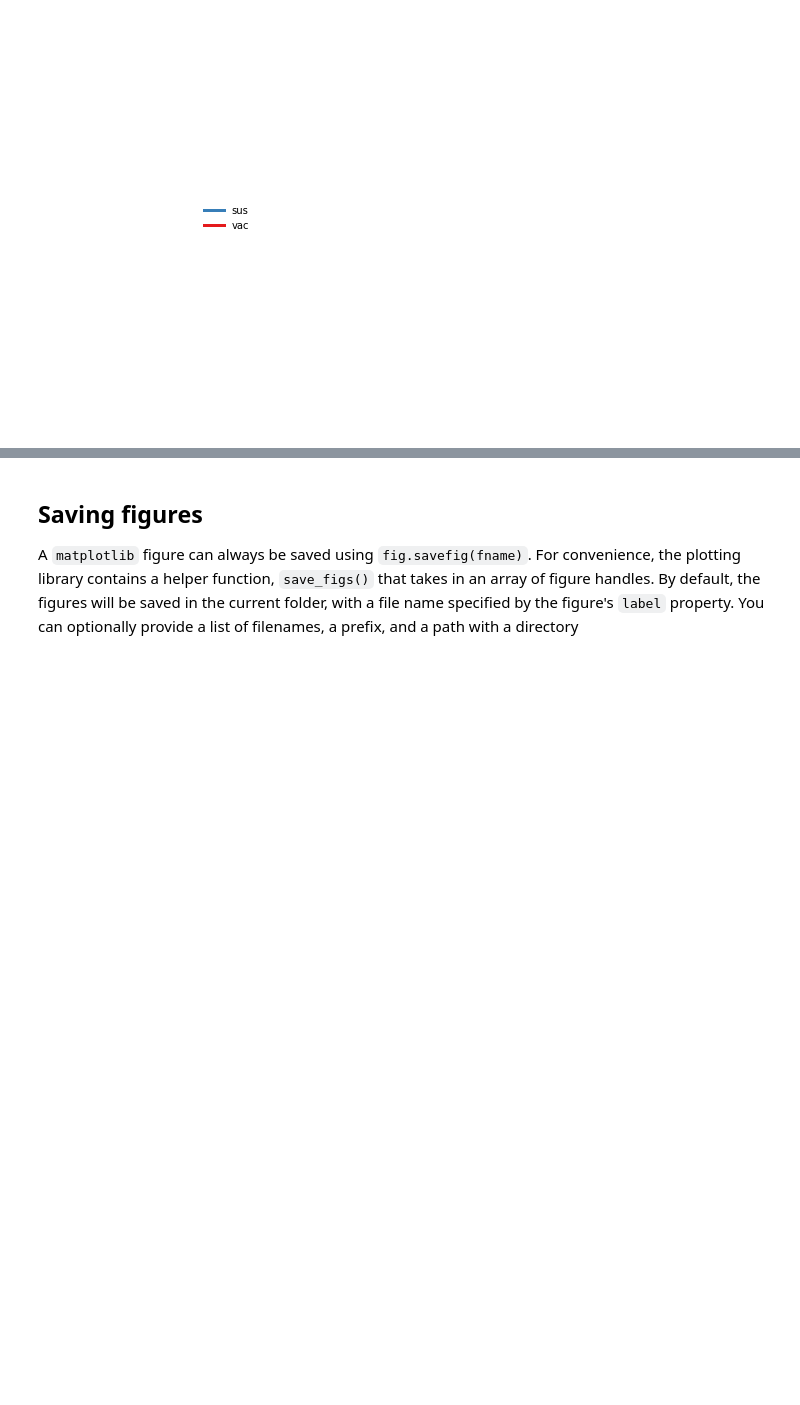
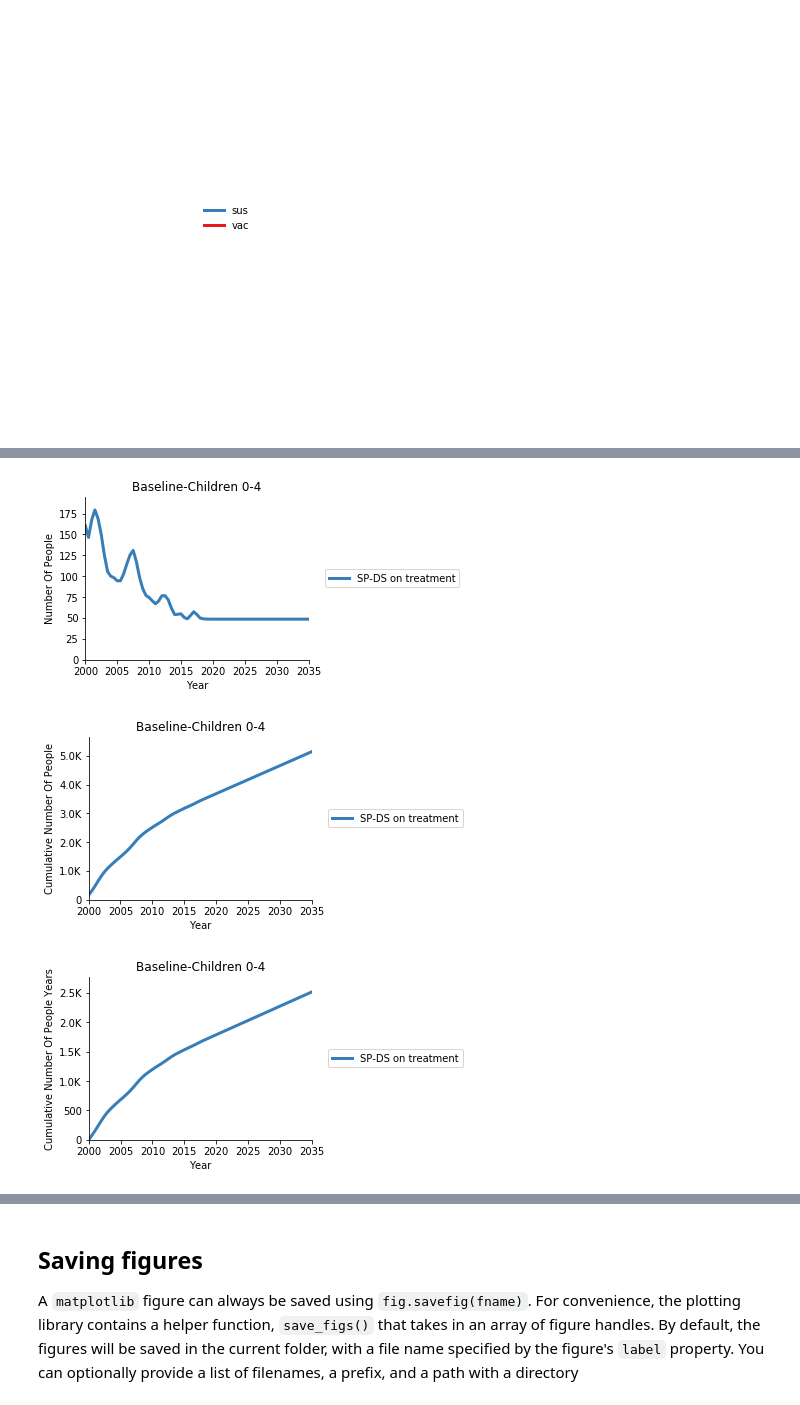
Before and after one commit to atomicateam/atomica, a Jupyter notebook: doc/Plotting.ipynb, the cells around one changed output, grey strips where cells are left out. Saved outputs shown, nothing was run; the diff lists cells and outputs as text; code cells hidden in the pictures; blank space fills up the shorter version.

```diff
--- a/doc/Plotting.ipynb
+++ b/doc/Plotting.ipynb
@@ -654,0 +660,11 @@ figs = au.plot_series(d,legend_mode='separate')
+# %%
+d = au.PlotData(par_results,pops=['0-4'],outputs='spdt',project=proj)
+au.plot_series(d);
+d = au.PlotData(par_results,pops=['0-4'],outputs='spdt',project=proj,accumulate='sum')
+au.plot_series(d);
+d = au.PlotData(par_results,pops=['0-4'],outputs='spdt',project=proj,accumulate='integrate')
+au.plot_series(d);
+# %% [output]
+[figure, added]
+[figure, added]
+[figure, added]
```
Also changed, not shown: parts of 44 cells of this notebook, 24 other files.
